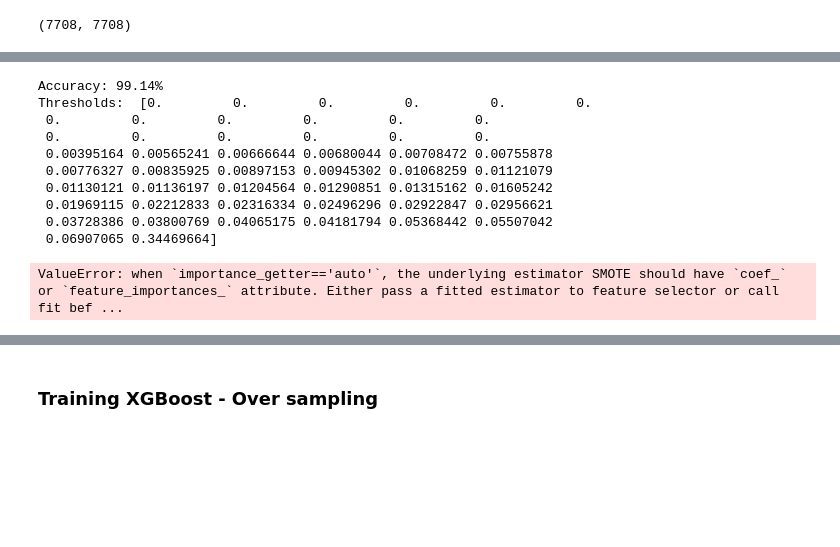
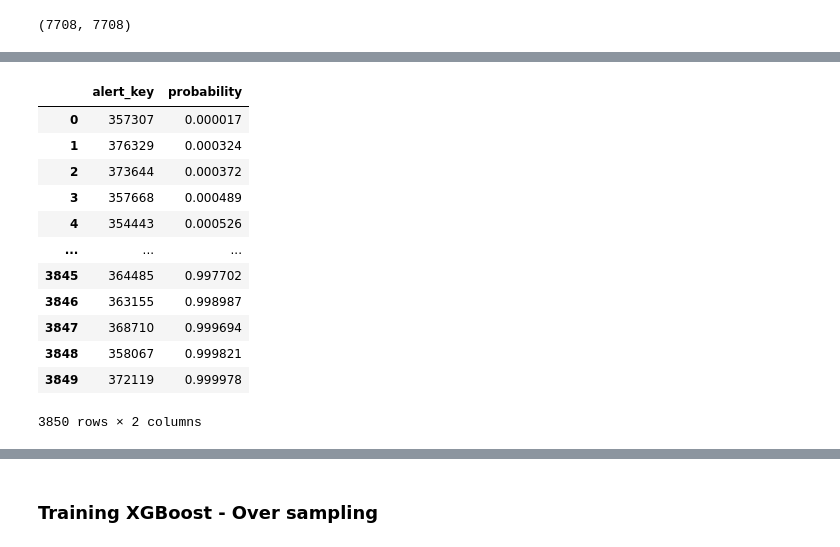
Before and after one commit to NTHU-Projects/dm-suspected-money-laundering-transactions-detection, a Jupyter notebook: experiment1_ernesto/_mining_ccba.ipynb, the cells around one changed output, grey strips where cells are left out. Drawn from its saved outputs; the diff is of its cells as text; code cells hidden in the pictures; blank space fills up the shorter version.

```diff
--- a/experiment1_ernesto/_mining_ccba.ipynb
+++ b/experiment1_ernesto/_mining_ccba.ipynb
@@ -187,0 +181,16 @@ def fit_xgboost(X, y, model):
+# %%
+sample
+# %% [output]
+|  | alert_key | probability |
+| 0 | 357307 | 0.000017 |
+| 1 | 376329 | 0.000324 |
+| 2 | 373644 | 0.000372 |
+| 3 | 357668 | 0.000489 |
+| 4 | 354443 | 0.000526 |
+| ... | ... | ... |
+| 3845 | 364485 | 0.997702 |
+| 3846 | 363155 | 0.998987 |
+| 3847 | 368710 | 0.999694 |
+| 3848 | 358067 | 0.999821 |
+| 3849 | 372119 | 0.999978 |
+3850 rows × 2 columns
@@ -188,14 +216,2 @@ def fit_xgboost(X, y, model):
 # %%
-fit_xgboost(dropped_X, y, smote)
+# smote_model = fit_xgboost(dropped_X, y, smote)
-# %% [output]
-Accuracy: 99.14%
-Thresholds:  [0.         0.         0.         0.         0.         0.
- 0.         0.         0.         0.         0.         0.
- 0.         0.         0.         0.         0.         0.
- 0.00395164 0.00565241 0.00666644 0.00680044 0.00708472 0.00755878
- 0.00776327 0.00835925 0.00897153 0.00945302 0.01068259 0.01121079
- 0.01130121 0.01136197 0.01204564 0.01290851 0.01315162 0.01605242
- 0.01969115 0.02212833 0.02316334 0.02496296 0.02922847 0.02956621
- 0.03728386 0.03800769 0.04065175 0.04181794 0.05368442 0.05507042
- 0.06907065 0.34469664]
-ValueError: when `importance_getter=='auto'`, the underlying estimator SMOTE should have `coef_` or `feature_importances_` attribute. Either pass a fitted estimator to feature selector or call fit bef ...
```
Also changed, not shown: parts of 15 cells of this notebook, 3 other files.
